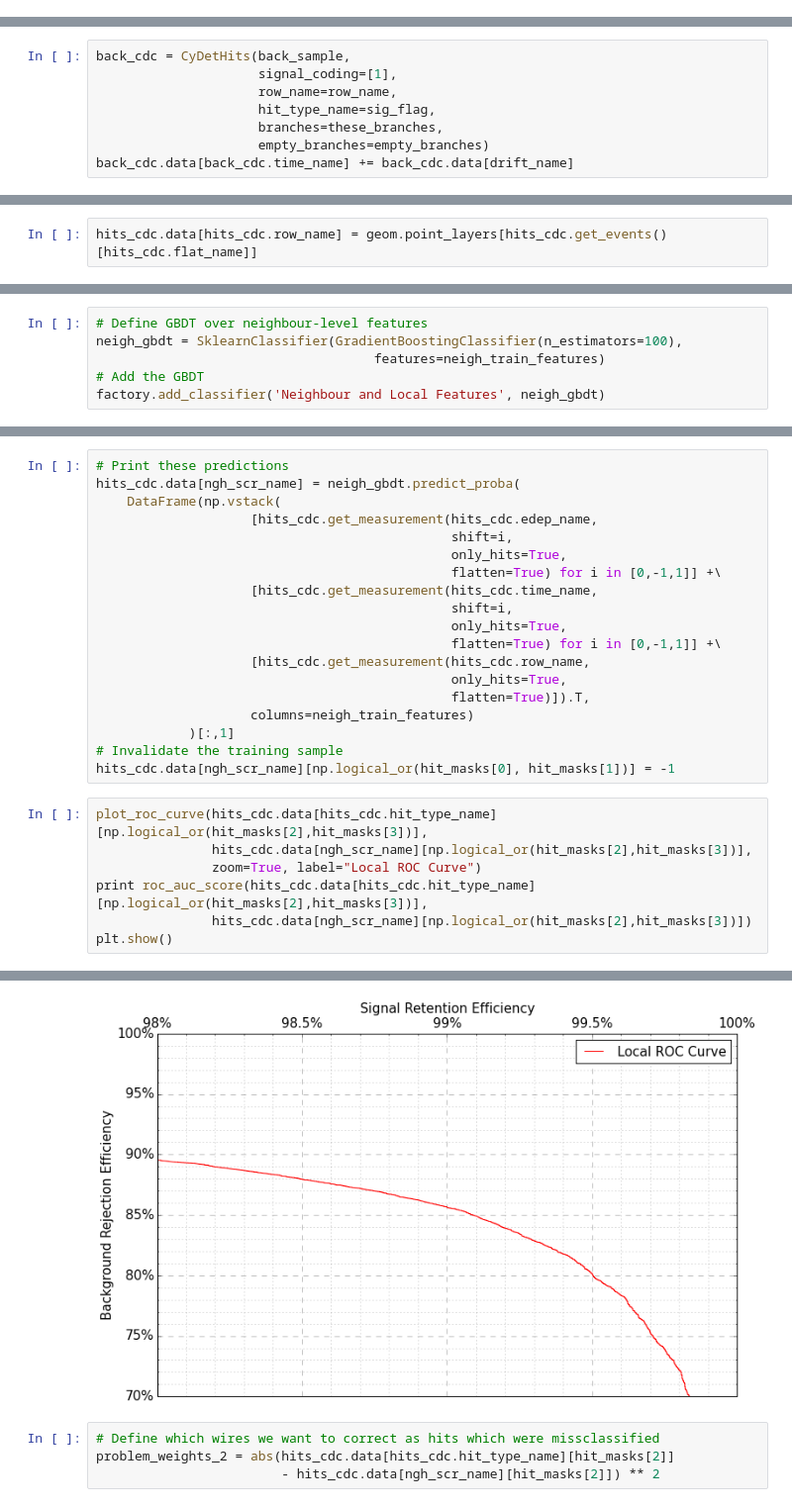
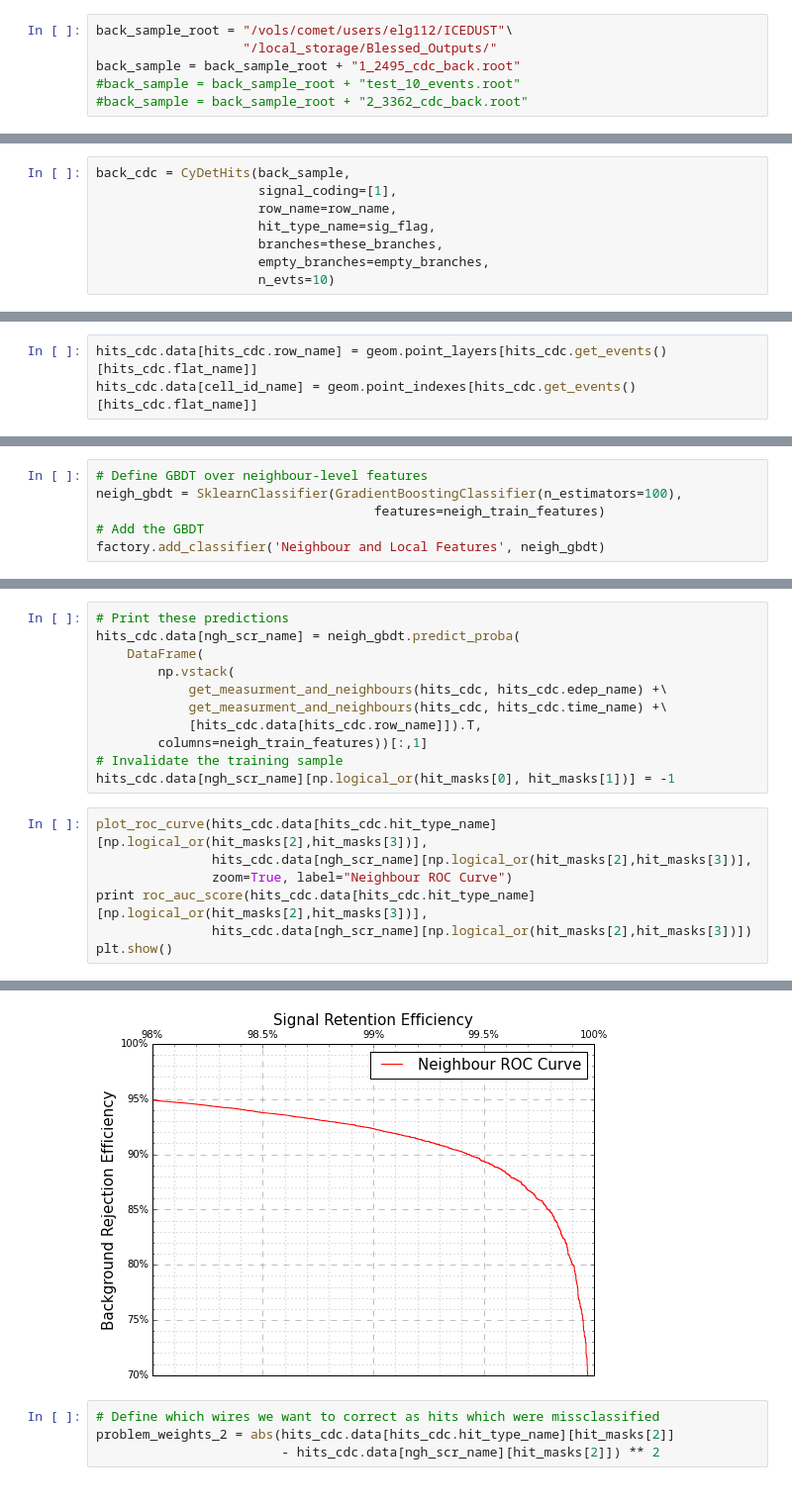
Before and after one commit to ewengillies/track-finding-yandex, a Jupyter notebook: notebooks/ICEDUST_MainPipeline.ipynb, the cells around one changed output, grey strips where cells are left out. Shown at 99% size. Drawn from its saved outputs; the diff is of its cells as text.

```diff
--- a/notebooks/ICEDUST_MainPipeline.ipynb
+++ b/notebooks/ICEDUST_MainPipeline.ipynb
@@ -280,3 +375,9 @@ back_sample = "/vols/comet00/users/elg112/ICEDUST"\
+# %%
+back_sample_root = "/vols/comet/users/elg112/ICEDUST"\
+                   "/local_storage/Blessed_Outputs/"
+back_sample = back_sample_root + "1_2495_cdc_back.root"
+#back_sample = back_sample_root + "test_10_events.root"
+#back_sample = back_sample_root + "2_3362_cdc_back.root"
 # %%
 import hits
 reload(hits)
@@ -287,5 +392,5 @@ back_cdc = CyDetHits(back_sample,
                      row_name=row_name,
                      hit_type_name=sig_flag,
                      branches=these_branches,
-                     empty_branches=empty_branches)
-back_cdc.data[back_cdc.time_name] += back_cdc.data[drift_name]
+                     empty_branches=empty_branches,
+                     n_evts=10)
@@ -349,2 +496,3 @@ print memory_usage()
 # %%
 hits_cdc.data[hits_cdc.row_name] = geom.point_layers[hits_cdc.get_events()[hits_cdc.flat_name]]
+hits_cdc.data[cell_id_name] = geom.point_indexes[hits_cdc.get_events()[hits_cdc.flat_name]]
@@ -641,26 +788,18 @@ Totally spent 122.45 seconds on training
 # %%
 # Print these predictions
 hits_cdc.data[ngh_scr_name] = neigh_gbdt.predict_proba(
-    DataFrame(np.vstack(
-                    [hits_cdc.get_measurement(hits_cdc.edep_name,
-                                              shift=i,
-                                              only_hits=True,
-                                              flatten=True) for i in [0,-1,1]] +\
-                    [hits_cdc.get_measurement(hits_cdc.time_name,
-                                              shift=i,
-                                              only_hits=True,
-                                              flatten=True) for i in [0,-1,1]] +\
-                    [hits_cdc.get_measurement(hits_cdc.row_name,
-                                              only_hits=True,
-                                              flatten=True)]).T,
-                    columns=neigh_train_features)
-            )[:,1]
+    DataFrame(
+        np.vstack(
+            get_measurment_and_neighbours(hits_cdc, hits_cdc.edep_name) +\
+            get_measurment_and_neighbours(hits_cdc, hits_cdc.time_name) +\
+            [hits_cdc.data[hits_cdc.row_name]]).T,
+        columns=neigh_train_features))[:,1]
 # Invalidate the training sample
 hits_cdc.data[ngh_scr_name][np.logical_or(hit_masks[0], hit_masks[1])] = -1
 # %%
 plot_roc_curve(hits_cdc.data[hits_cdc.hit_type_name][np.logical_or(hit_masks[2],hit_masks[3])],
                hits_cdc.data[ngh_scr_name][np.logical_or(hit_masks[2],hit_masks[3])],
-               zoom=True, label="Local ROC Curve")
+               zoom=True, label="Neighbour ROC Curve")
 print roc_auc_score(hits_cdc.data[hits_cdc.hit_type_name][np.logical_or(hit_masks[2],hit_masks[3])],
                hits_cdc.data[ngh_scr_name][np.logical_or(hit_masks[2],hit_masks[3])])
 plt.show()
@@ -669,4 +808,4 @@ plt.show()
-[figure, old version]
+[figure, new version]
 # %%
 # Define which wires we want to correct as hits which were missclassified
 problem_weights_2 = abs(hits_cdc.data[hits_cdc.hit_type_name][hit_masks[2]]
```
Also changed, not shown: parts of 109 cells of this notebook, 4 other files.
